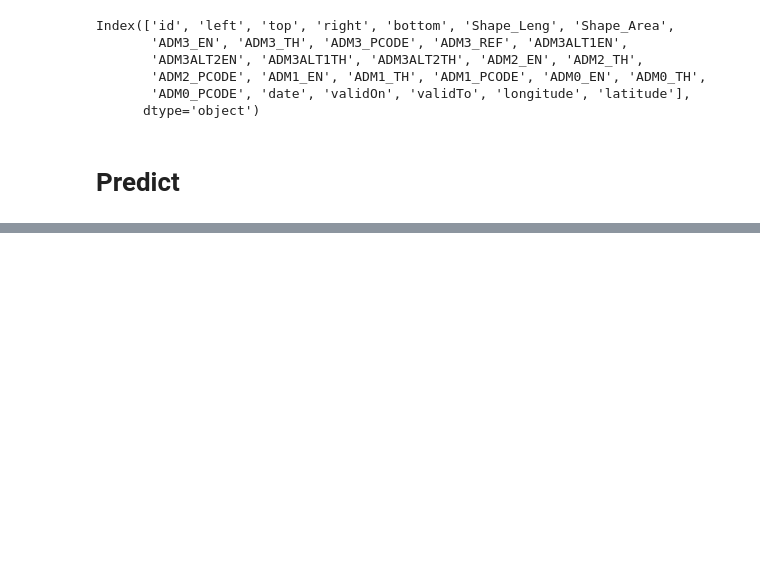
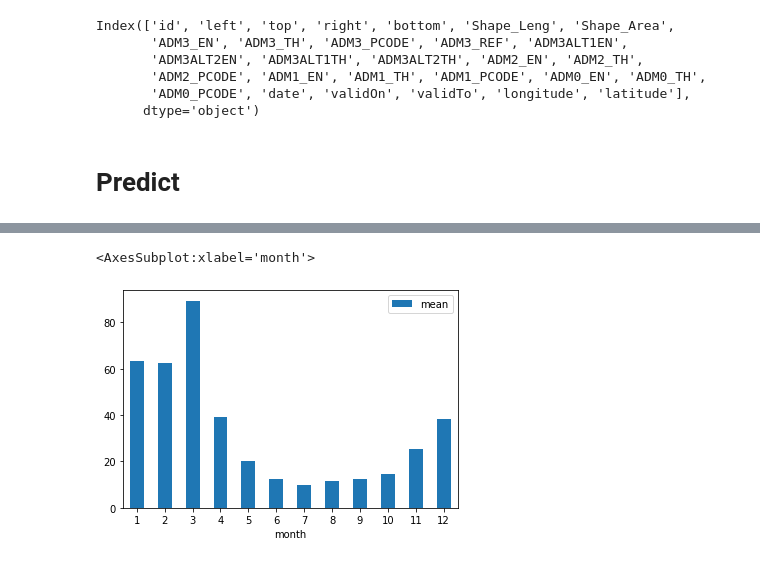
Before and after one commit to thinkingmachines/unicef-ai4d-air-quality, a Jupyter notebook: notebooks/2022-05-18-prediction-example/2022-05-18-prediction-example.ipynb, the cells around one changed output, grey strips where cells are left out. Drawn from its saved outputs; the diff is of its cells as text; code cells hidden in the pictures; blank space fills up the shorter version.

Commit message:
Add viz and some EDA to prediction example notebook

```diff
--- a/notebooks/2022-05-18-prediction-example/2022-05-18-prediction-example.ipynb
+++ b/notebooks/2022-05-18-prediction-example/2022-05-18-prediction-example.ipynb
@@ -166,0 +141,6 @@ Min:-1.79 - Max:119.45; Mean=32.73
+# %%
+def load_results(results_path, pred_col=PRED_COL):
+    df = pd.read_csv(results_path)
+    # Post-processing: clip negative values to 0
+    df[pred_col] = df[pred_col].apply(lambda x: x if x > 0 else 0)
+    return df
@@ -166,0 +201,2 @@ Min:-1.79 - Max:119.45; Mean=32.73
+# %%
+results_path = "data/predictions_chiangmai_2021.csv"
@@ -166,0 +212,8 @@ Min:-1.79 - Max:119.45; Mean=32.73
+# %%
+df = load_results(results_path)
+df["month"] = pd.to_datetime(df["date"]).dt.month
+df["year"] = pd.to_datetime(df["date"]).dt.year
+summary = df[["month", "year", PRED_COL]].groupby(["month", "year"]).describe()
+summary.columns = summary.columns.droplevel()
+
+summary
@@ -166,0 +235,5 @@ Min:-1.79 - Max:119.45; Mean=32.73
+# %%
+summary.reset_index().plot.bar(x="month", y="mean", rot=0)
+# %% [output]
+<AxesSubplot:xlabel='month'>
+[figure, added]
```
Also changed, not shown: parts of 29 cells of this notebook, 3 other files.
